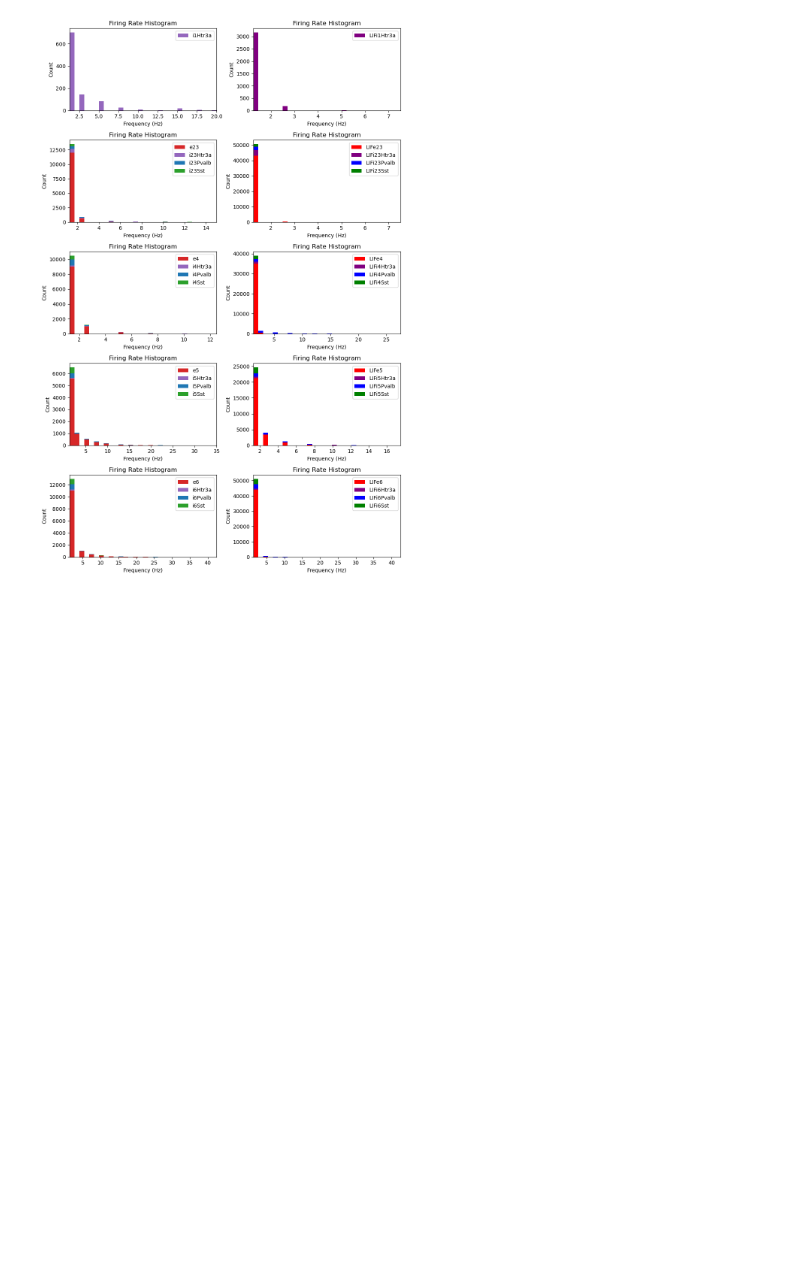
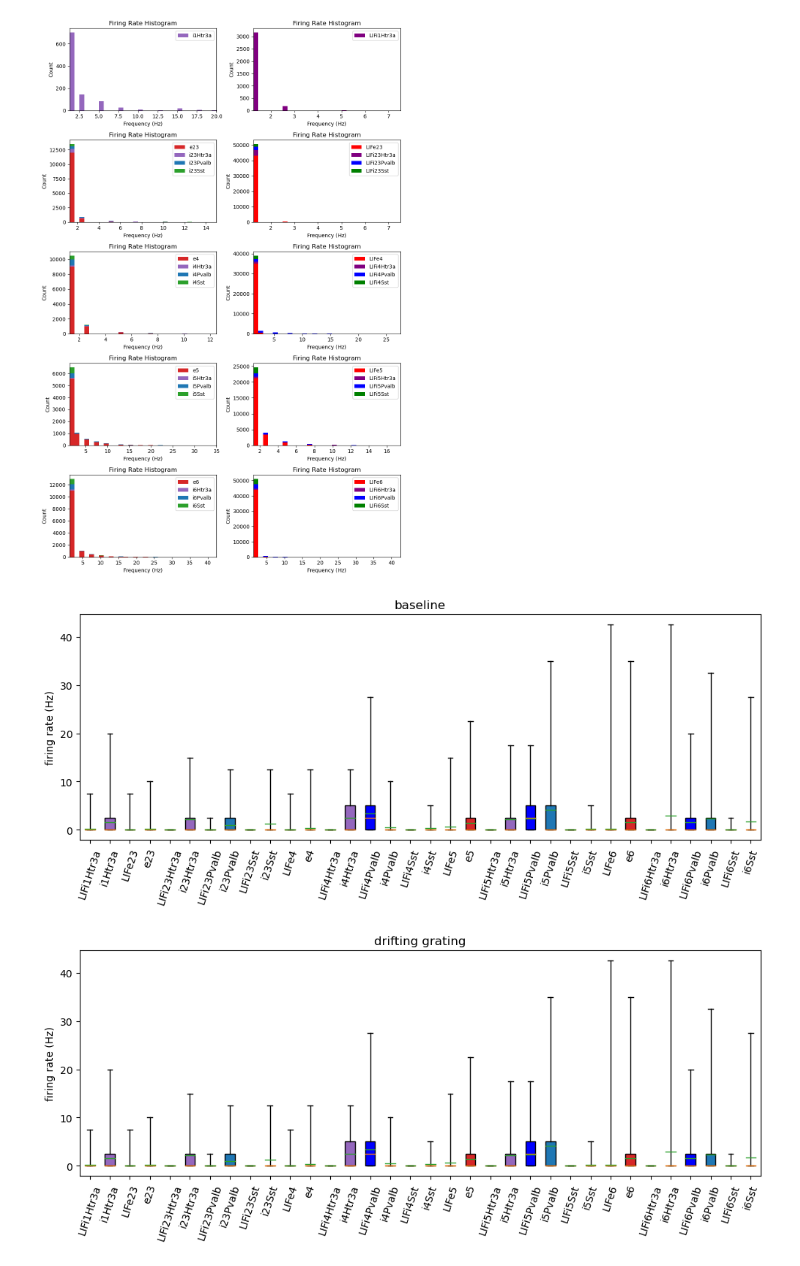
Before and after one commit to chenziao/Analyzing_Allen_V1_Model, a Jupyter notebook: spikes_drifting_grating.ipynb, the cells around one changed output. Drawn from its saved outputs; the diff is of its cells as text; code cells hidden in the pictures; blank space fills up the shorter version.

Commit message:
Update firing rate analysis

```diff
--- a/spikes.ipynb
+++ b/spikes_drifting_grating.ipynb
@@ -265,0 +257,16 @@ plt.show()
+# %%
+for title, frs_df in {'baseline': pop_baseline_frs, 'drifting grating': pop_DG_frs}.items():
+    plt.figure(figsize=(12, 4))
+    bplot = plt.boxplot(frs_df.values(), labels=frs_df.keys(), whis=(0., 100.),
+                        showmeans=True, meanline=True, showfliers=False, showcaps=True,
+                        widths=0.5, patch_artist=True,  # fill with color
+                        meanprops={'linestyle': '-'})
+    for patch, color in zip(bplot['boxes'], v1_pop_df.loc[frs_df.keys(), 'color']):
+        patch.set_facecolor(color)
+    plt.ylabel('firing rate (Hz)')
+    plt.xticks(rotation=72, ha='center')
+    plt.title(title)
+plt.show()
+# %% [output]
+[figure, added]
+[figure, added]
```
Also changed, not shown: parts of 6 cells of this notebook, 2 other files.
